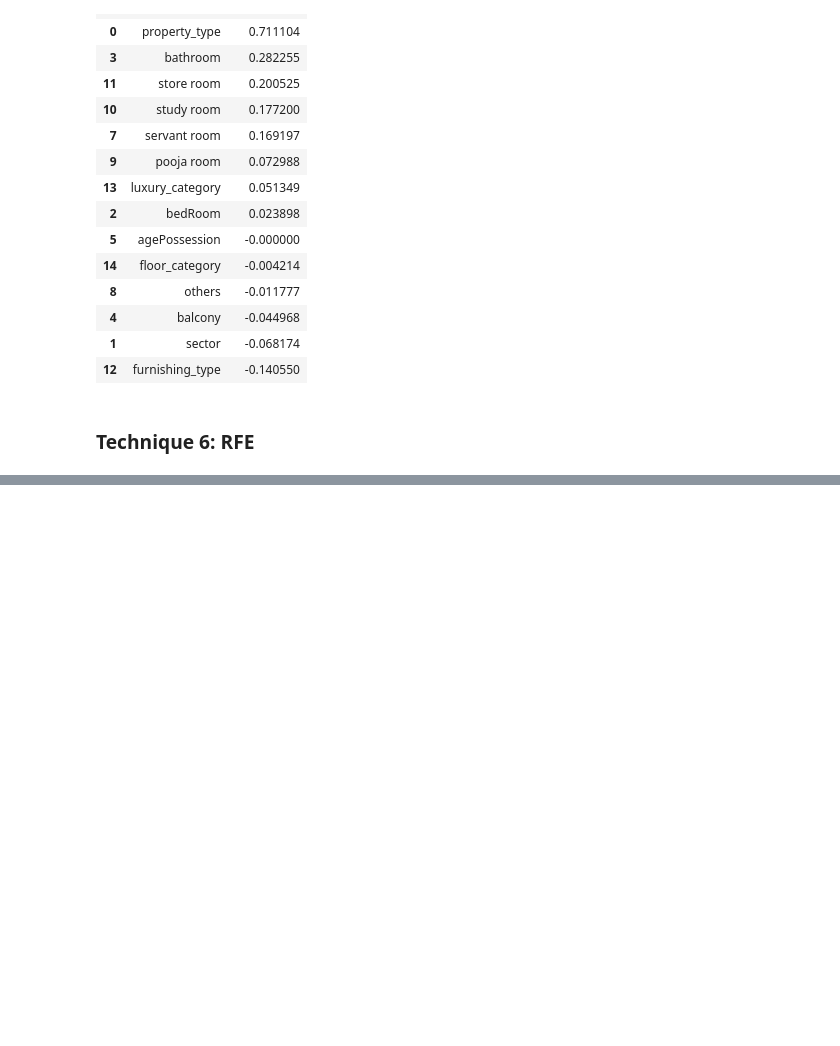
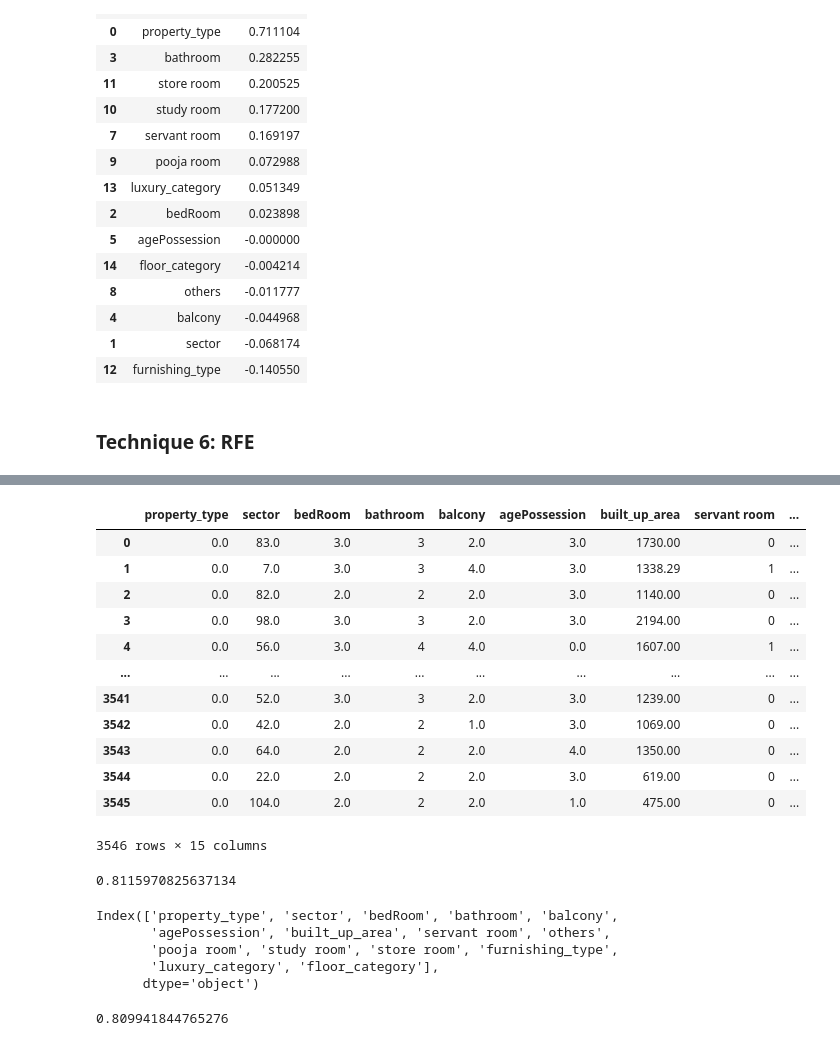
Before and after one commit to 07Sada/real-estate-property-price-predictor, a Jupyter notebook: notebooks/#09_feature-selection.ipynb, the cells around one changed output, grey strips where cells are left out. Saved outputs shown, nothing was run; the diff lists cells and outputs as text; code cells hidden in the pictures; blank space fills up the shorter version.

```diff
--- a/notebooks/#09_feature-selection.ipynb
+++ b/notebooks/#09_feature-selection.ipynb
@@ -395,0 +528,17 @@ fi_df6
+# %%
+# to drop pooja room, study room, others
+X_label
+# %% [output]
+|  | property_type | sector | bedRoom | bathroom | balcony | agePossession | built_up_area | servant room | ... |
+| 0 | 0.0 | 83.0 | 3.0 | 3 | 2.0 | 3.0 | 1730.00 | 0 | ... |
+| 1 | 0.0 | 7.0 | 3.0 | 3 | 4.0 | 3.0 | 1338.29 | 1 | ... |
+| 2 | 0.0 | 82.0 | 2.0 | 2 | 2.0 | 3.0 | 1140.00 | 0 | ... |
+| 3 | 0.0 | 98.0 | 3.0 | 3 | 2.0 | 3.0 | 2194.00 | 0 | ... |
+| 4 | 0.0 | 56.0 | 3.0 | 4 | 4.0 | 0.0 | 1607.00 | 1 | ... |
+| ... | ... | ... | ... | ... | ... | ... | ... | ... | ... |
+| 3541 | 0.0 | 52.0 | 3.0 | 3 | 2.0 | 3.0 | 1239.00 | 0 | ... |
+| 3542 | 0.0 | 42.0 | 2.0 | 2 | 1.0 | 3.0 | 1069.00 | 0 | ... |
+| 3543 | 0.0 | 64.0 | 2.0 | 2 | 2.0 | 4.0 | 1350.00 | 0 | ... |
+| 3544 | 0.0 | 22.0 | 2.0 | 2 | 2.0 | 3.0 | 619.00 | 0 | ... |
+| 3545 | 0.0 | 104.0 | 2.0 | 2 | 2.0 | 1.0 | 475.00 | 0 | ... |
+3546 rows × 15 columns
@@ -395,0 +552,12 @@ fi_df6
+# %%
+scores.mean()
+# %% [output]
+0.8115970825637134
+# %%
+X_label.columns
+# %% [output]
+Index(['property_type', 'sector', 'bedRoom', 'bathroom', 'balcony',
+       'agePossession', 'built_up_area', 'servant room', 'others',
+       'pooja room', 'study room', 'store room', 'furnishing_type',
+       'luxury_category', 'floor_category'],
+      dtype='object')
@@ -395,0 +568,4 @@ fi_df6
+# %%
+scores.mean()
+# %% [output]
+0.809941844765276
```
Also changed, not shown: parts of 17 cells of this notebook.
